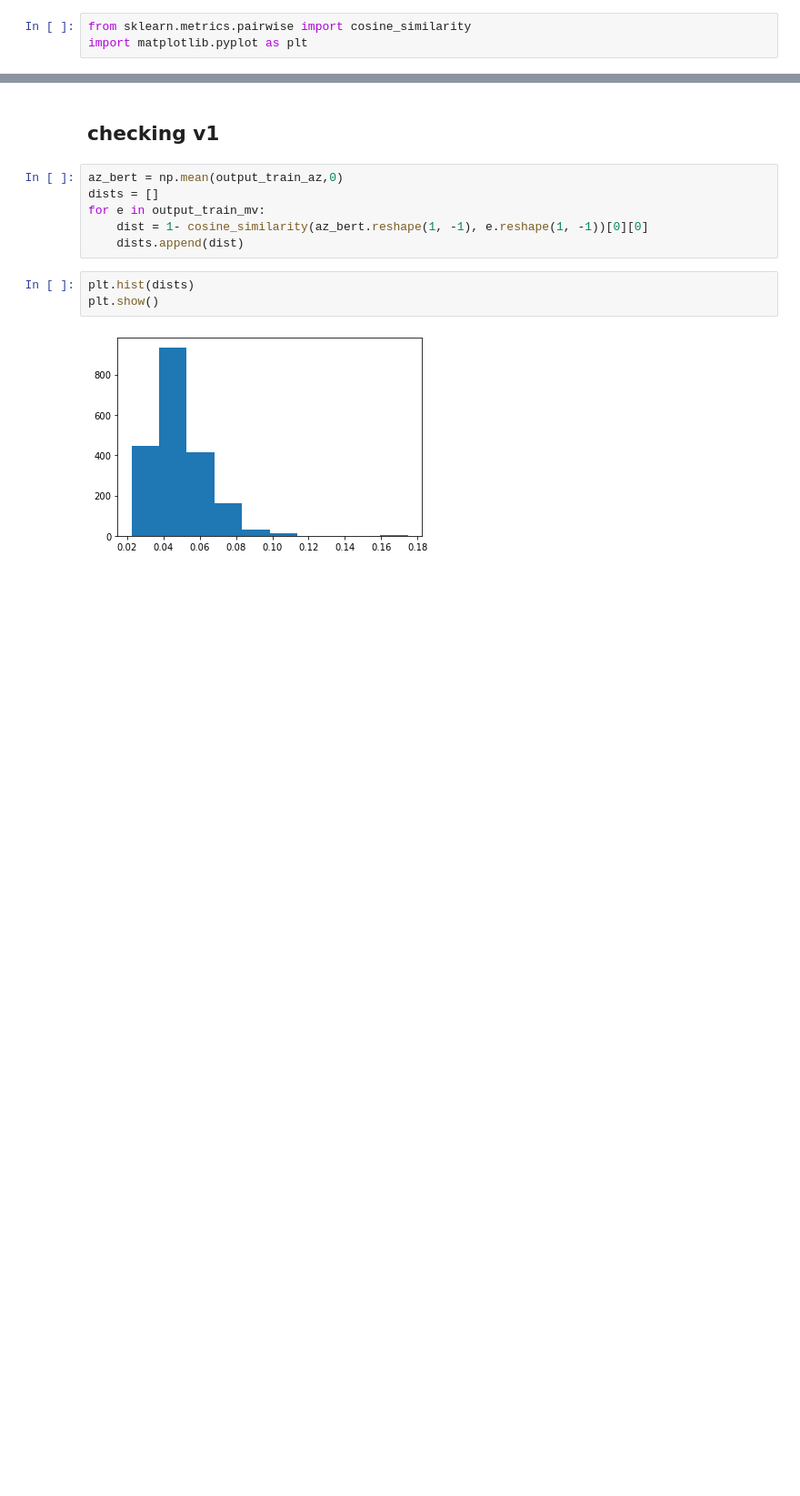
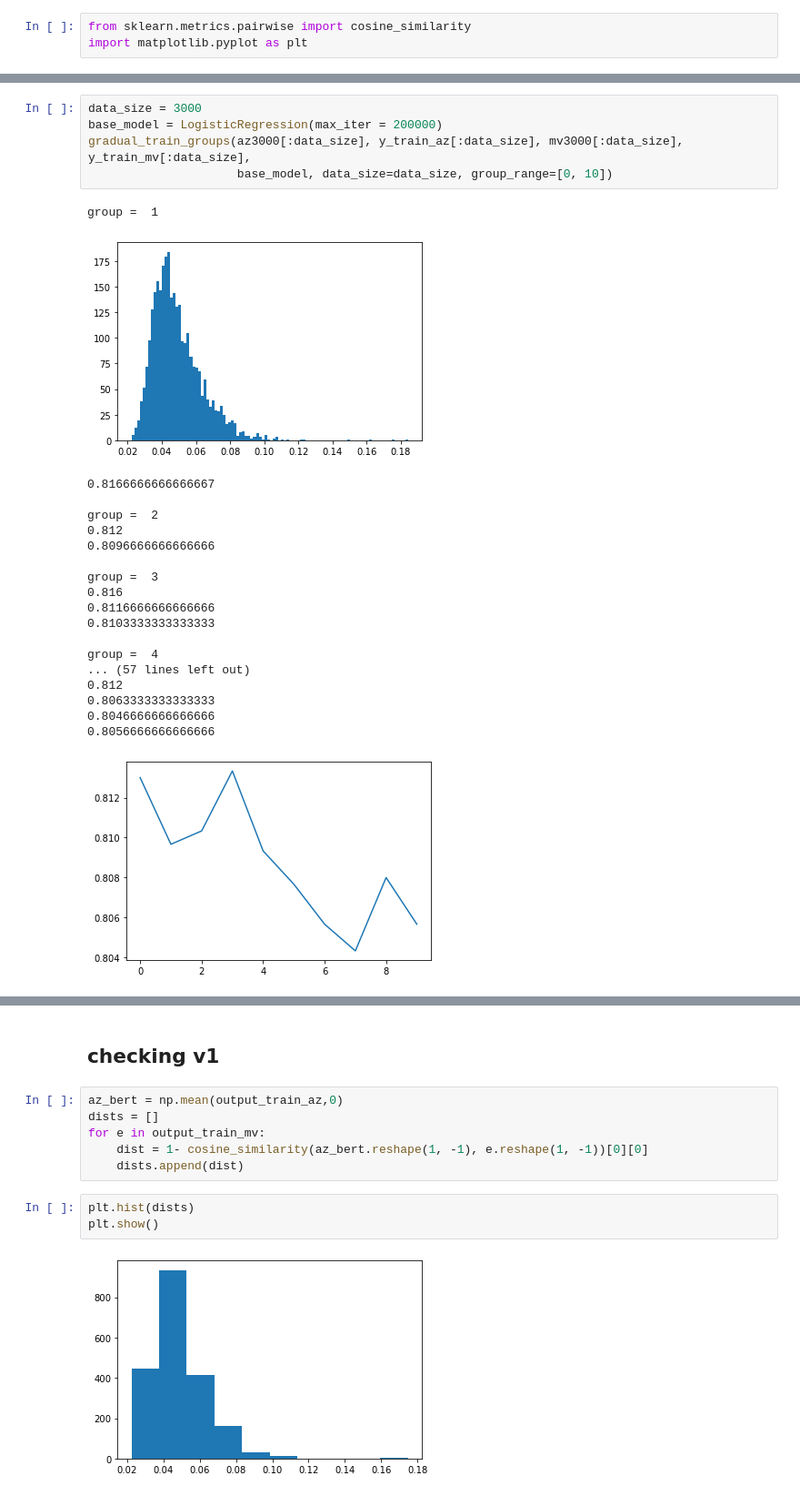
Before and after one commit to zycalice/domain-adaptation-nlp, a Jupyter notebook: notebooks/product_reviews.ipynb, the cells around one changed output, grey strips where cells are left out. Shown at 91% size. Drawn from its saved outputs; the diff is of its cells as text; blank space fills up the shorter version.

```diff
--- a/notebooks/product_reviews.ipynb
+++ b/notebooks/product_reviews.ipynb
@@ -264,3 +300,29 @@ gradual_train(output_train_az[:data_size], y_train_az[:data_size], output_train_
+# %%
+data_size = 3000
+base_model = LogisticRegression(max_iter = 200000)
+gradual_train_groups(az3000[:data_size], y_train_az[:data_size], mv3000[:data_size], y_train_mv[:data_size],
+                     base_model, data_size=data_size, group_range=[0, 10])
+# %% [output]
+group =  1
+[figure, added]
+0.8166666666666667
+
+group =  2
+0.812
+0.8096666666666666
+
+group =  3
+0.816
+0.8116666666666666
+0.8103333333333333
+
+group =  4
+... (57 lines left out)
+0.812
+0.8063333333333333
+0.8046666666666666
+0.8056666666666666
+[figure, added]
 # %%
 data_size = 1185
 base_model = LogisticRegression(max_iter = 200000)
```
Also changed, not shown: parts of 8 cells of this notebook, 1 other file.
